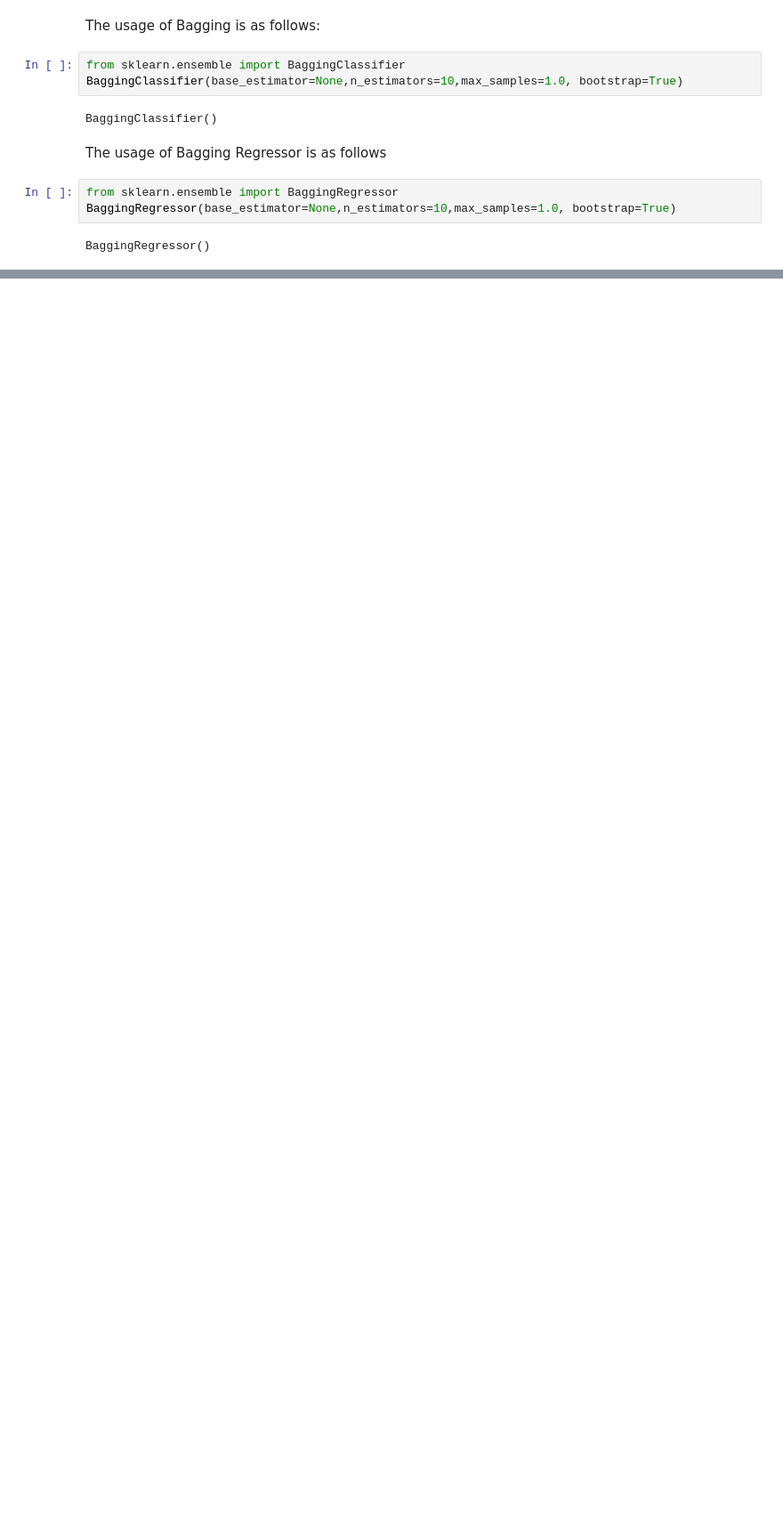
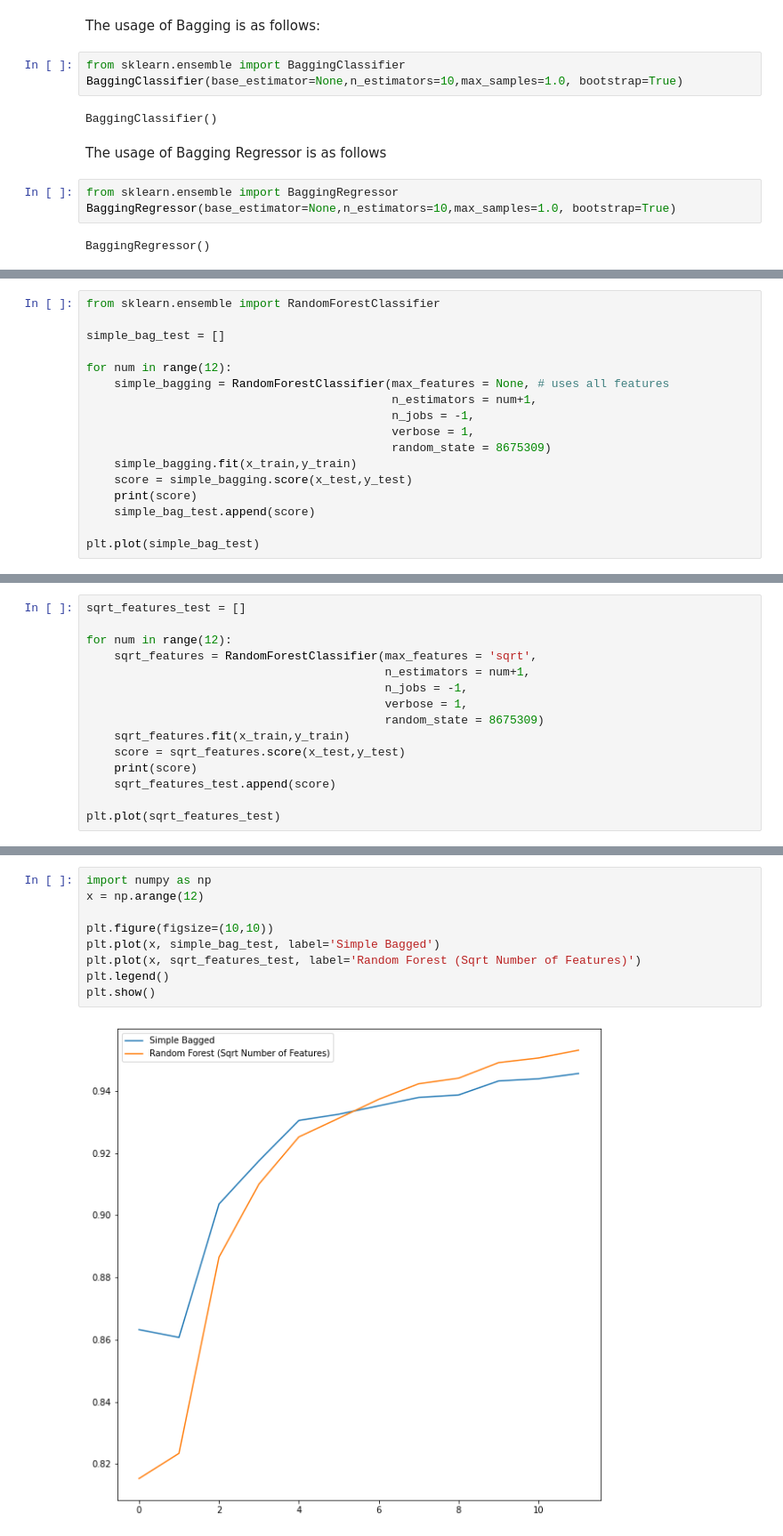
Before and after one commit to loksundar/WowLabZ, a Jupyter notebook: MLday3.ipynb, the cells around one changed output, grey strips where cells are left out. Shown at 89% size. Drawn from its saved outputs; the diff is of its cells as text; blank space fills up the shorter version.

```diff
--- a/MLday3.ipynb
+++ b/MLday3.ipynb
@@ -35,0 +90,17 @@ BaggingRegressor()
+# %%
+from sklearn.ensemble import RandomForestClassifier
+
+simple_bag_test = []
+
+for num in range(12):
+    simple_bagging = RandomForestClassifier(max_features = None, # uses all features
+                                            n_estimators = num+1,
+                                            n_jobs = -1,
+                                            verbose = 1,
+                                            random_state = 8675309)
+    simple_bagging.fit(x_train,y_train)
+    score = simple_bagging.score(x_test,y_test)
+    print(score)
+    simple_bag_test.append(score)
+
+plt.plot(simple_bag_test)
@@ -35,0 +140,15 @@ BaggingRegressor()
+# %%
+sqrt_features_test = []
+
+for num in range(12):
+    sqrt_features = RandomForestClassifier(max_features = 'sqrt',
+                                           n_estimators = num+1,
+                                           n_jobs = -1,
+                                           verbose = 1,
+                                           random_state = 8675309)
+    sqrt_features.fit(x_train,y_train)
+    score = sqrt_features.score(x_test,y_test)
+    print(score)
+    sqrt_features_test.append(score)
+
+plt.plot(sqrt_features_test)
@@ -35,0 +188,11 @@ BaggingRegressor()
+# %%
+import numpy as np
+x = np.arange(12)
+
+plt.figure(figsize=(10,10))
+plt.plot(x, simple_bag_test, label='Simple Bagged')
+plt.plot(x, sqrt_features_test, label='Random Forest (Sqrt Number of Features)')
+plt.legend()
+plt.show()
+# %% [output]
+[figure, added]
```
Also changed, not shown: parts of 8 cells of this notebook.
